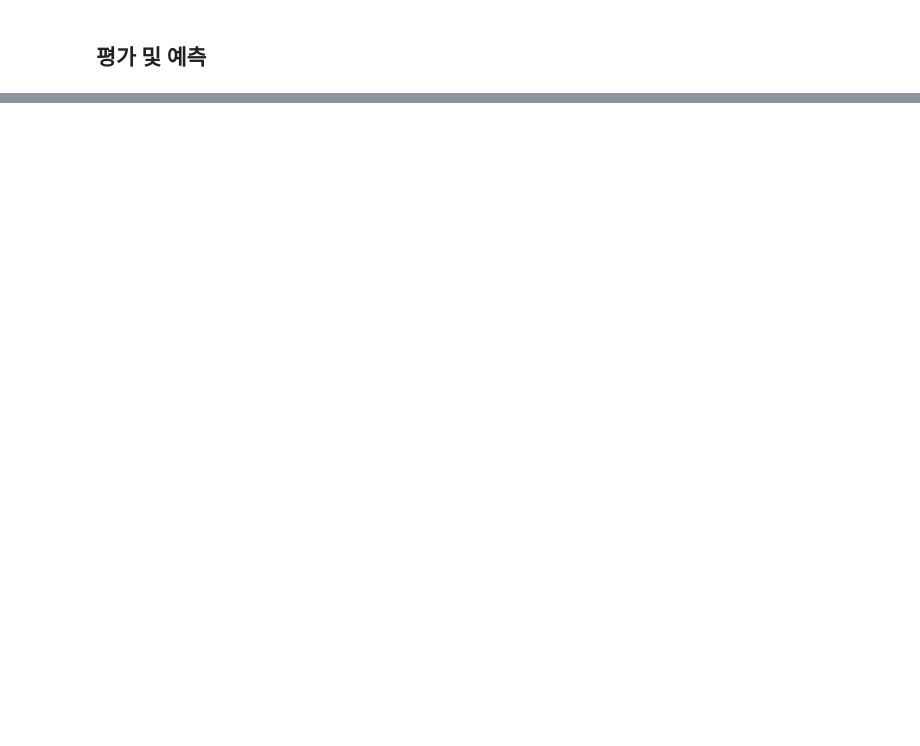
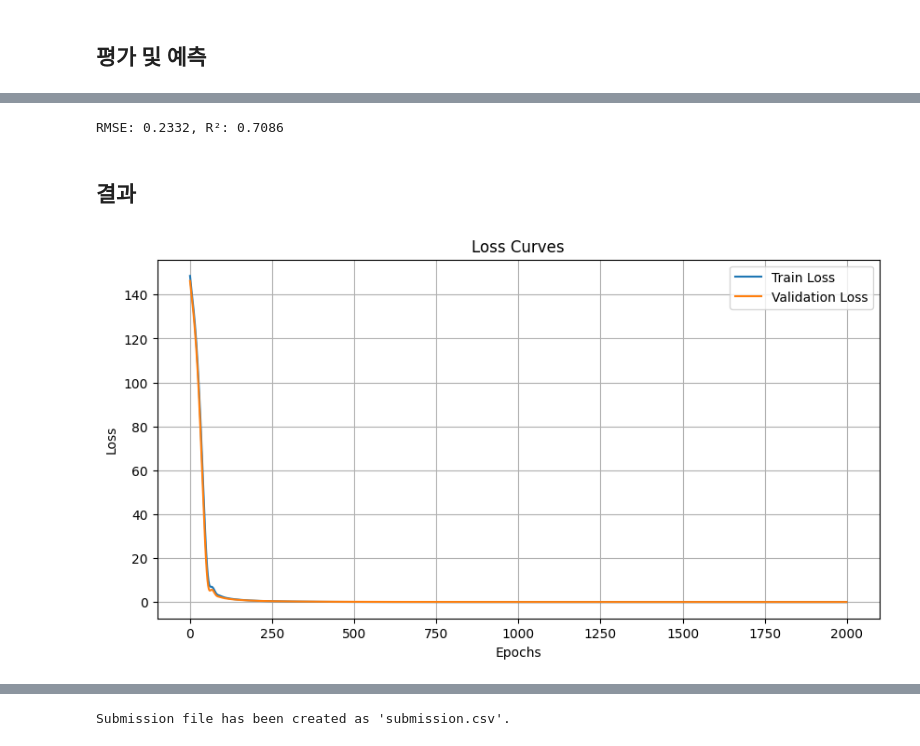
Before and after one commit to 20213013/Python_Script, a Jupyter notebook: practice/House_Price.ipynb, the cells around one changed output, grey strips where cells are left out. Drawn from its saved outputs; the diff is of its cells as text; code cells hidden in the pictures; blank space fills up the shorter version.

```diff
--- a/practice/House_Price.ipynb
+++ b/practice/House_Price.ipynb
@@ -151,2 +468,16 @@ class MLP:
+# %%
+class MLP(nn.Module):
+    def __init__(self, input_dim, hidden_dim1=128, hidden_dim2=64, output_dim=1):  # 뉴런 수 조정
+        super(MLP, self).__init__()
+        self.fc1 = nn.Linear(input_dim, hidden_dim1)
+        self.fc2 = nn.Linear(hidden_dim1, hidden_dim2)
+        self.fc3 = nn.Linear(hidden_dim2, output_dim)
+        self.relu = nn.ReLU()
+
+    def forward(self, x):
+        x = self.relu(self.fc1(x))
+        x = self.relu(self.fc2(x))
+        x = self.fc3(x)
+        return x
 # %% [markdown]
 ## 모델 훈련
@@ -210,0 +566,35 @@ FileNotFoundError: [Errno 2] No such file or directory: 'BostonHousing.csv'
+# %%
+from sklearn.metrics import mean_squared_error, r2_score
+
+# 검증 데이터에 대한 예측
+model.eval()
+with torch.no_grad():
+    val_predictions = model(X_val_tensor)
+    val_predictions = val_predictions.numpy()  # 텐서를 넘파이 배열로 변환
+
+# RMSE와 R² 점수 계산
+rmse = mean_squared_error(y_val_tensor.numpy(), val_predictions, squared=False)
+r2 = r2_score(y_val_tensor.numpy(), val_predictions)
+
+print(f'RMSE: {rmse:.4f}, R²: {r2:.4f}')
+# %% [output]
+RMSE: 0.2332, R²: 0.7086
+# %% [markdown]
+## 결과
+# %%
+
+# 손실 그래프 시각화
+plt.figure(figsize=(10, 5))
+plt.plot(train_losses, label='Train Loss')
+plt.plot(val_losses, label='Validation Loss')
+plt.title('Loss Curves')
+plt.xlabel('Epochs')
+plt.ylabel('Loss')
+plt.legend()
+plt.grid()
+plt.show()
+
+# 최종 검증 손실 출력
+print(f'Final Validation Loss: {val_losses[-1]:.4f}')
+# %% [output]
+[figure, added]
@@ -210,0 +602,21 @@ FileNotFoundError: [Errno 2] No such file or directory: 'BostonHousing.csv'
+# %%
+# 테스트 데이터에 대한 예측
+X_test_tensor = torch.FloatTensor(test_df_encoded.values)
+
+with torch.no_grad():
+    test_predictions = model(X_test_tensor)
+
+# 예측 결과를 원래 스케일로 변환 (지수 변환)
+test_predictions_original = np.expm1(test_predictions.numpy())  # expm1은 exp(x) - 1을 계산합니다.
+
+# 결과 저장
+submission = pd.DataFrame({
+    'Id': test_df['Id'],  # 테스트 데이터의 Id 열 사용
+    'SalePrice': test_predictions_original.flatten()  # 예측 결과
+})
+
+# 결과를 CSV 파일로 저장
+submission.to_csv('submission.csv', index=False)
+print("Submission file has been created as 'submission.csv'.")
+# %% [output]
+Submission file has been created as 'submission.csv'.
```
Also changed, not shown: parts of 24 cells of this notebook.
